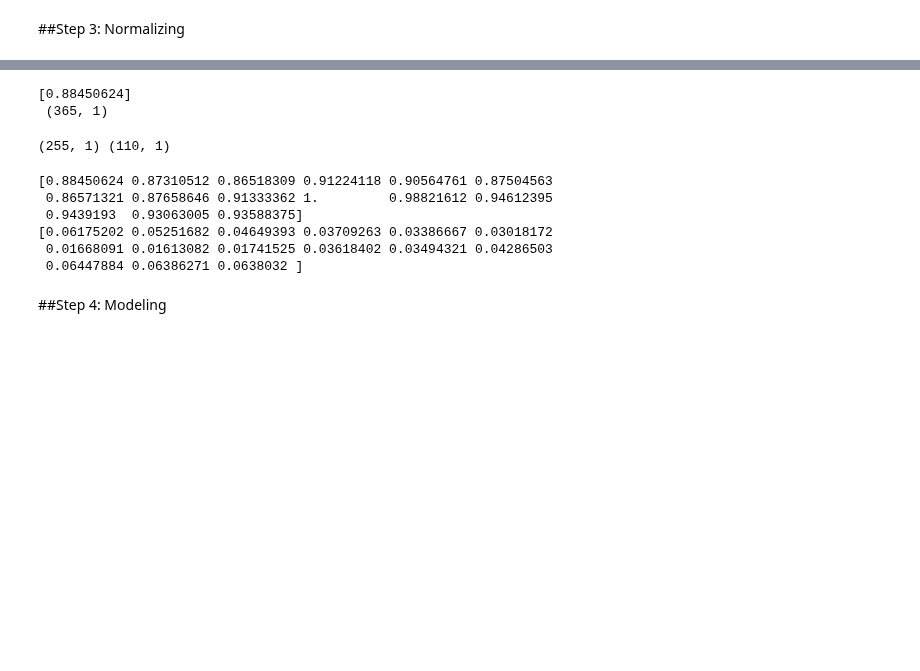
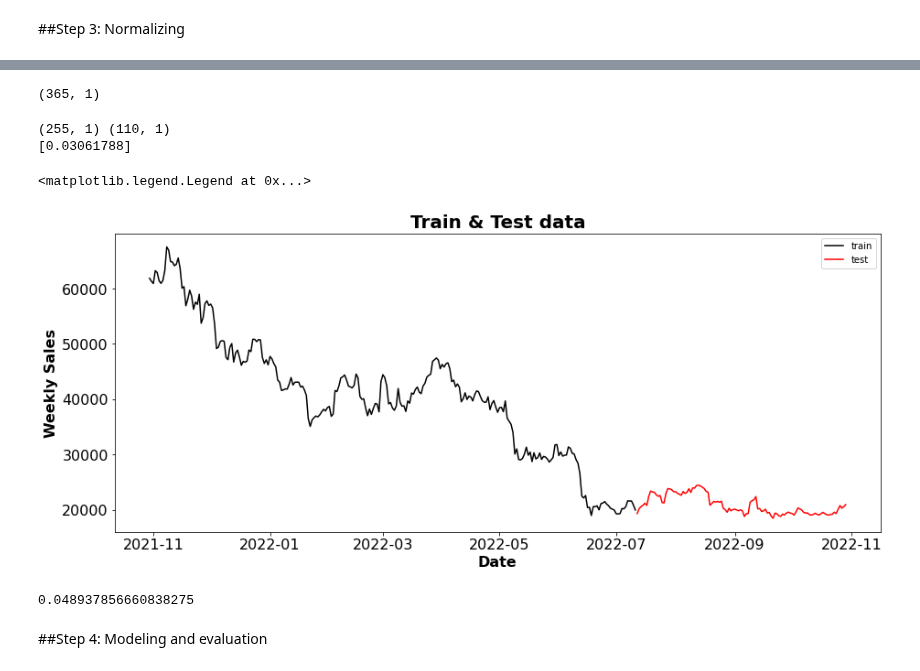
Before and after one commit to huy2212/bitcoin_price_prediction, a Jupyter notebook: XG_BOOST.ipynb, the cells around one changed output, grey strips where cells are left out. Cells and saved outputs as stored; diff of their text form; code cells hidden in the pictures; blank space fills up the shorter version.

```diff
--- a/XG_BOOST.ipynb
+++ b/XG_BOOST.ipynb
@@ -77,15 +85,31 @@ df_close.shape
 # %%
 scaler = MinMaxScaler(feature_range = (0, 1))
 df_close = scaler.fit_transform(np.array(df_close).reshape(-1, 1))
-print(df_close[0], "\n", df_close.shape)
+print(df_close.shape)
 # %% [output]
-[0.88450624]
- (365, 1)
+(365, 1)
 # %%
 train_size = int(df['close'].shape[0] * 0.7)
 test_size = int(df['close'].shape[0] - train_size)
 train_data, test_data = df_close[0:train_size, :], df_close[train_size:len(df_close),]
 print(train_data.shape, test_data.shape)
+print(train_data[-1])
 # %% [output]
 (255, 1) (110, 1)
+[0.03061788]
+# %%
+fig, ax = plt.subplots(figsize=(15, 6))
+sns.lineplot(x = df['date'][:255], y = df['close'][:255], color = 'black')
+sns.lineplot(x = df['date'][255:], y = df['close'][255:], color = 'red')
+
+# Formatting
+ax.set_title('Train & Test data', fontsize = 20, loc='center', fontdict=dict(weight='bold'))
+ax.set_xlabel('Date', fontsize = 16, fontdict=dict(weight='bold'))
+ax.set_ylabel('Weekly Sales', fontsize = 16, fontdict=dict(weight='bold'))
+plt.tick_params(axis='y', which='major', labelsize=16)
+plt.tick_params(axis='x', which='major', labelsize=16)
+plt.legend(loc='upper right' ,labels = ('train', 'test'))
+# %% [output]
+<matplotlib.legend.Legend at 0x...>
+[figure, added]
 # %%
@@ -100,21 +132,15 @@ def create_dataset(dataset, time_step):
 # %%
 time_step = 15
-X_train, y_train = create_dataset(train_data, time_step)
-X_test, y_test = create_dataset(test_data, time_step)
-print(X_train[0, :])
-print(X_train[-1, :])
+X_train, y_train = create_train_set(train_data, time_step)
+# X_test, y_test = create_dataset(test_data, time_step)
 # print("X_train: ", X_train.shape)
 # print("y_train: ", y_train.shape)
 # print("X_test: ", X_test.shape)
 # print("y_test", y_test.shape)
+y_train[-1]
 # %% [output]
-[0.88450624 0.87310512 0.86518309 0.91224118 0.90564761 0.87504563
- 0.86571321 0.87658646 0.91333362 1.         0.98821612 0.94612395
- 0.9439193  0.93063005 0.93588375]
-[0.06175202 0.05251682 0.04649393 0.03709263 0.03386667 0.03018172
- 0.01668091 0.01613082 0.01741525 0.03618402 0.03494321 0.04286503
- 0.06447884 0.06386271 0.0638032 ]
+0.048937856660838275
 # %% [markdown]
-##Step 4: Modeling
+##Step 4: Modeling and evaluation
 # %%
 from xgboost import XGBRegressor
```
Also changed, not shown: parts of 10 cells of this notebook.
